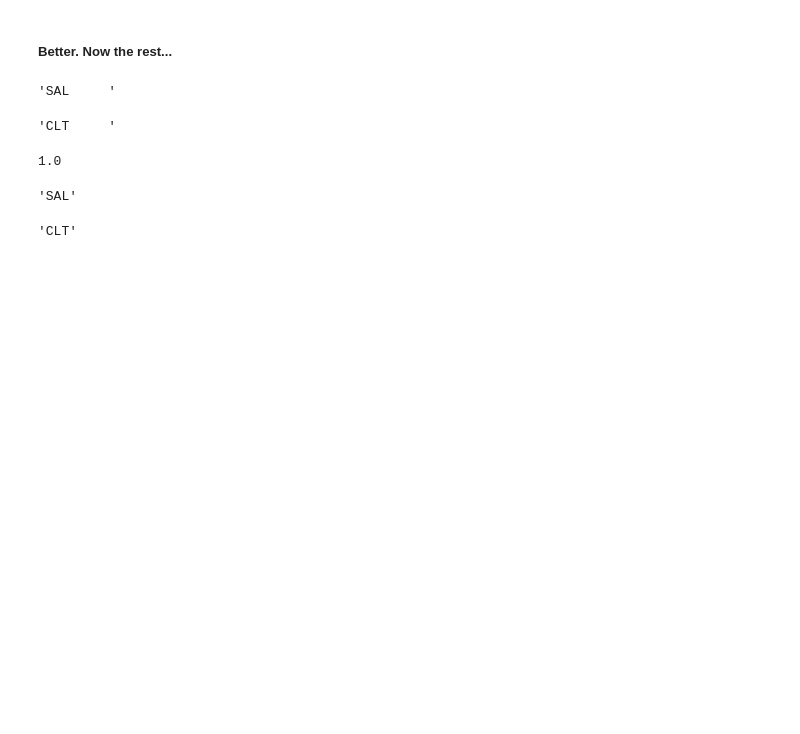
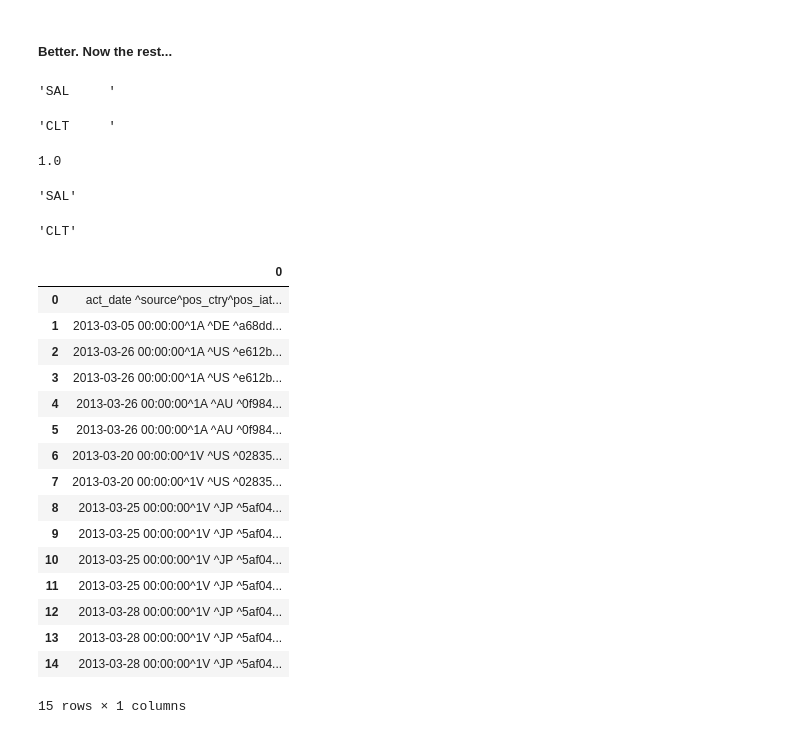
Before and after one commit to lorenzoritter/datachallenge, a Jupyter notebook: Testing/AmadeusDataChallenge.ipynb, the cells around one changed output. Cells and saved outputs as stored; diff of their text form; code cells hidden in the pictures; blank space fills up the shorter version.

Commit message:
trying to read bookings.csv without the whitespaces

```diff
--- a/Testing/AmadeusDataChallenge.ipynb
+++ b/Testing/AmadeusDataChallenge.ipynb
@@ -230,3 +246,23 @@ shortBookings['DestinationCity'] = shortBookings['DestinationCity'].str.strip()
 shortBookings['DestinationCity'][1]
 # %% [output]
 'CLT'
+# %%
+bookings
+# %% [output]
+|  | 0 |
+| 0 | act_date ^source^pos_ctry^pos_iat... |
+| 1 | 2013-03-05 00:00:00^1A ^DE ^a68dd... |
+| 2 | 2013-03-26 00:00:00^1A ^US ^e612b... |
+| 3 | 2013-03-26 00:00:00^1A ^US ^e612b... |
+| 4 | 2013-03-26 00:00:00^1A ^AU ^0f984... |
+| 5 | 2013-03-26 00:00:00^1A ^AU ^0f984... |
+| 6 | 2013-03-20 00:00:00^1V ^US ^02835... |
+| 7 | 2013-03-20 00:00:00^1V ^US ^02835... |
+| 8 | 2013-03-25 00:00:00^1V ^JP ^5af04... |
+| 9 | 2013-03-25 00:00:00^1V ^JP ^5af04... |
+| 10 | 2013-03-25 00:00:00^1V ^JP ^5af04... |
+| 11 | 2013-03-25 00:00:00^1V ^JP ^5af04... |
+| 12 | 2013-03-28 00:00:00^1V ^JP ^5af04... |
+| 13 | 2013-03-28 00:00:00^1V ^JP ^5af04... |
+| 14 | 2013-03-28 00:00:00^1V ^JP ^5af04... |
+15 rows × 1 columns
```
Also changed, not shown: parts of 6 cells of this notebook, 1 other file.
